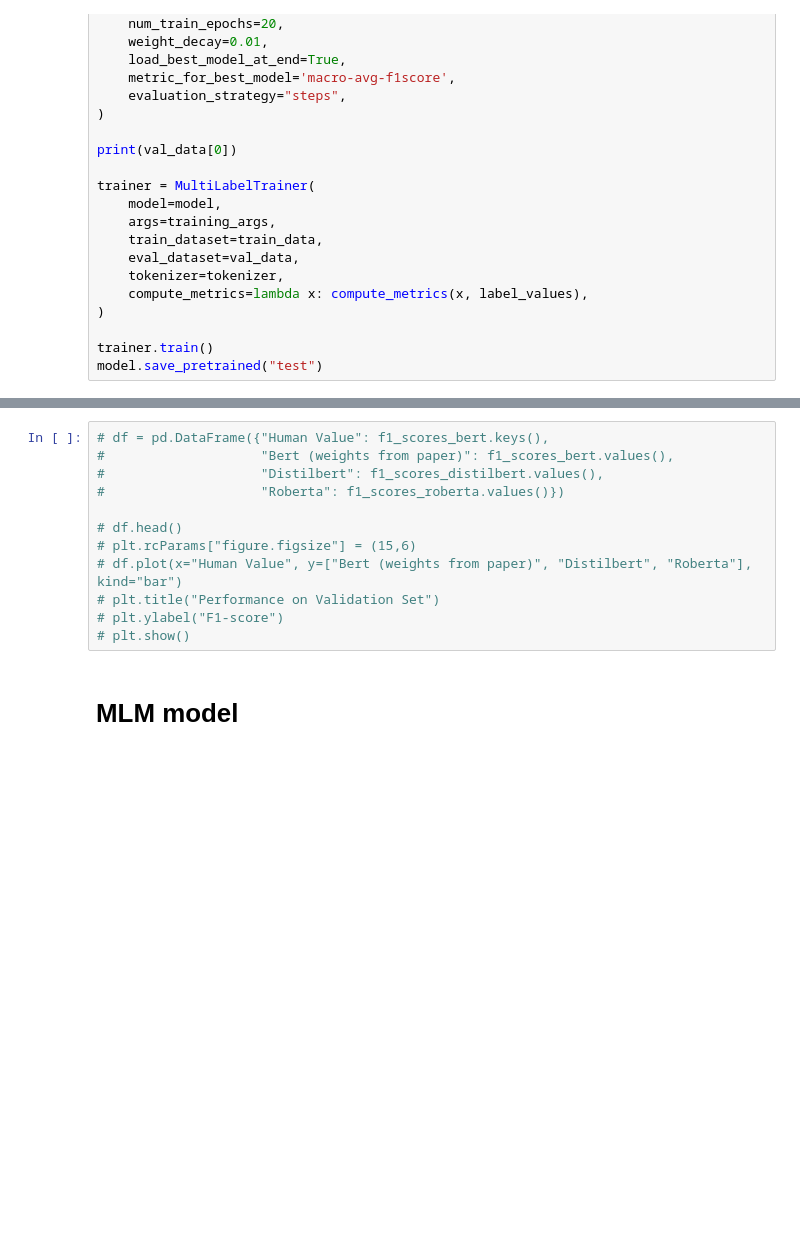
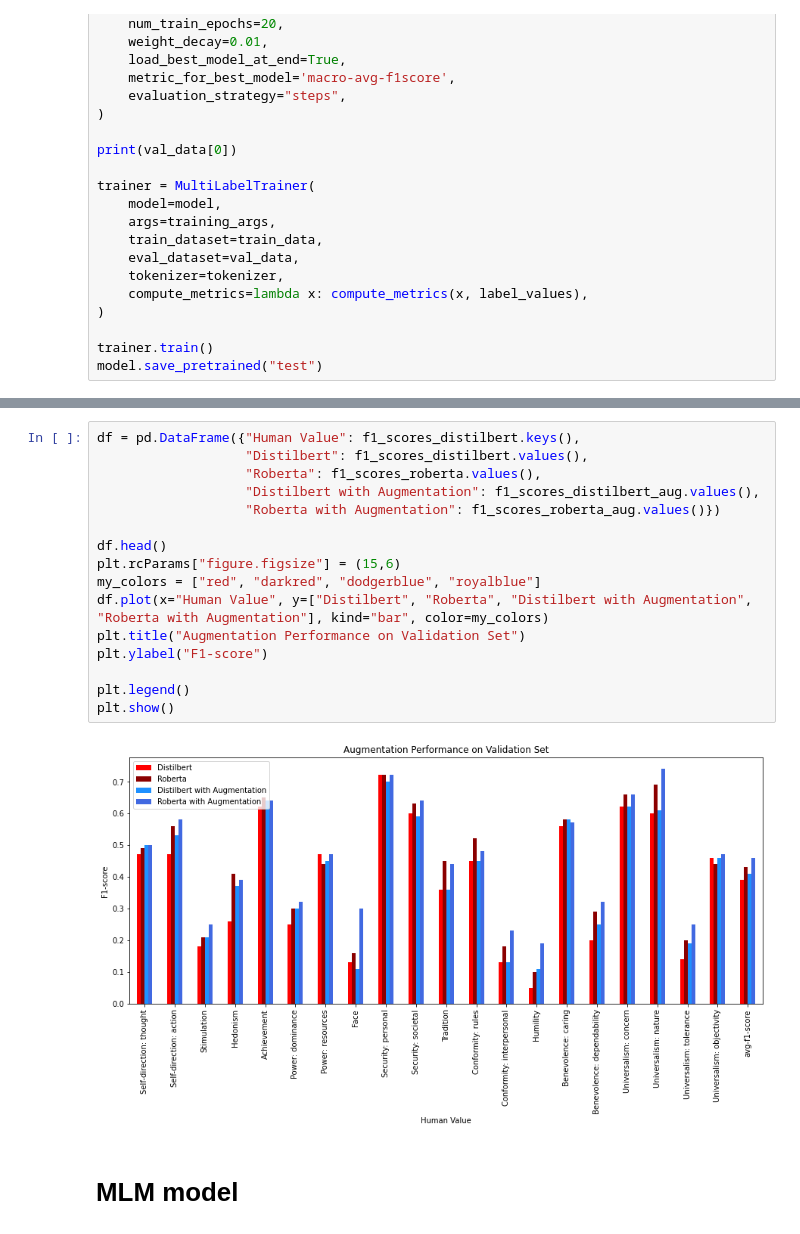
Before and after one commit to Lisa-dk/LTP, a Jupyter notebook: notebook.ipynb, the cells around one changed output, grey strips where cells are left out. Drawn from its saved outputs; the diff is of its cells as text; blank space fills up the shorter version.

```diff
--- a/notebook.ipynb
+++ b/notebook.ipynb
@@ -378,15 +394,21 @@ plt.show()
 # %%
-# df = pd.DataFrame({"Human Value": f1_scores_bert.keys(),
-#                    "Bert (weights from paper)": f1_scores_bert.values(),
-#                    "Distilbert": f1_scores_distilbert.values(),
-#                    "Roberta": f1_scores_roberta.values()})
+df = pd.DataFrame({"Human Value": f1_scores_distilbert.keys(),
+                   "Distilbert": f1_scores_distilbert.values(),
+                   "Roberta": f1_scores_roberta.values(),
+                   "Distilbert with Augmentation": f1_scores_distilbert_aug.values(),
+                   "Roberta with Augmentation": f1_scores_roberta_aug.values()})
 
-# df.head()
-# plt.rcParams["figure.figsize"] = (15,6)
-# df.plot(x="Human Value", y=["Bert (weights from paper)", "Distilbert", "Roberta"], kind="bar")
-# plt.title("Performance on Validation Set")
-# plt.ylabel("F1-score")
-# plt.show()
+df.head()
+plt.rcParams["figure.figsize"] = (15,6)
+my_colors = ["red", "darkred", "dodgerblue", "royalblue"]
+df.plot(x="Human Value", y=["Distilbert", "Roberta", "Distilbert with Augmentation", "Roberta with Augmentation"], kind="bar", color=my_colors)
+plt.title("Augmentation Performance on Validation Set")
+plt.ylabel("F1-score")
+
+plt.legend()
+plt.show()
+# %% [output]
+[figure, added]
 # %% [markdown]
 # MLM model
 # %%
```
Also changed, not shown: parts of 4 cells of this notebook.
